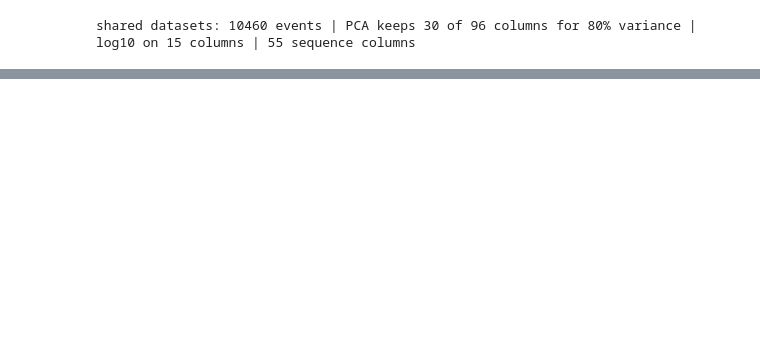
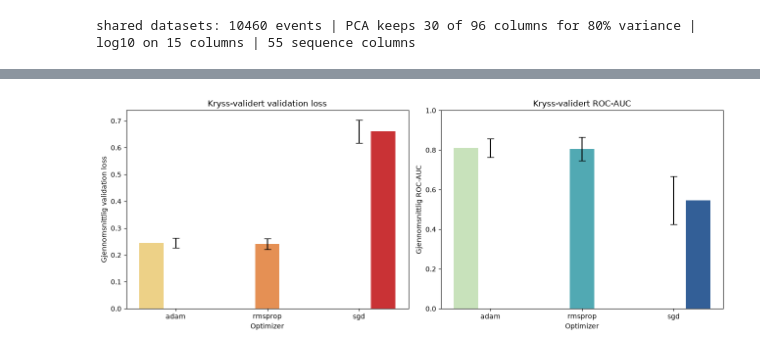
Before and after one commit to kevintannum/FYS-STK3155--Project3--UiO, a Jupyter notebook: code/RNN_model.ipynb, the cells around one changed output, grey strips where cells are left out. Cells and saved outputs as stored; diff of their text form; code cells hidden in the pictures; blank space fills up the shorter version.

```diff
--- a/code/RNN_model.ipynb
+++ b/code/RNN_model.ipynb
@@ -159,0 +235,17 @@ print(cm)
+# %%
+optimizer_results, optimizer_summary = compare_rnn_optimizers_cv(
+    data=data,
+    hidden_layers=1,
+    nodes_per_layer=25,
+    rnn_type="gru",
+    dropout=0.2,
+    epochs=10,
+    batch_size=32,
+    learning_rates={
+        "adam": 1e-4,
+        "rmsprop": 1e-4,
+        "sgd": 1e-4,
+    },
+    class_weight=10,
+)
+# %% [output]
@@ -159,0 +269 @@ print(cm)
+[figure, added]
```
Also changed, not shown: parts of 9 cells of this notebook, 2 other files.
